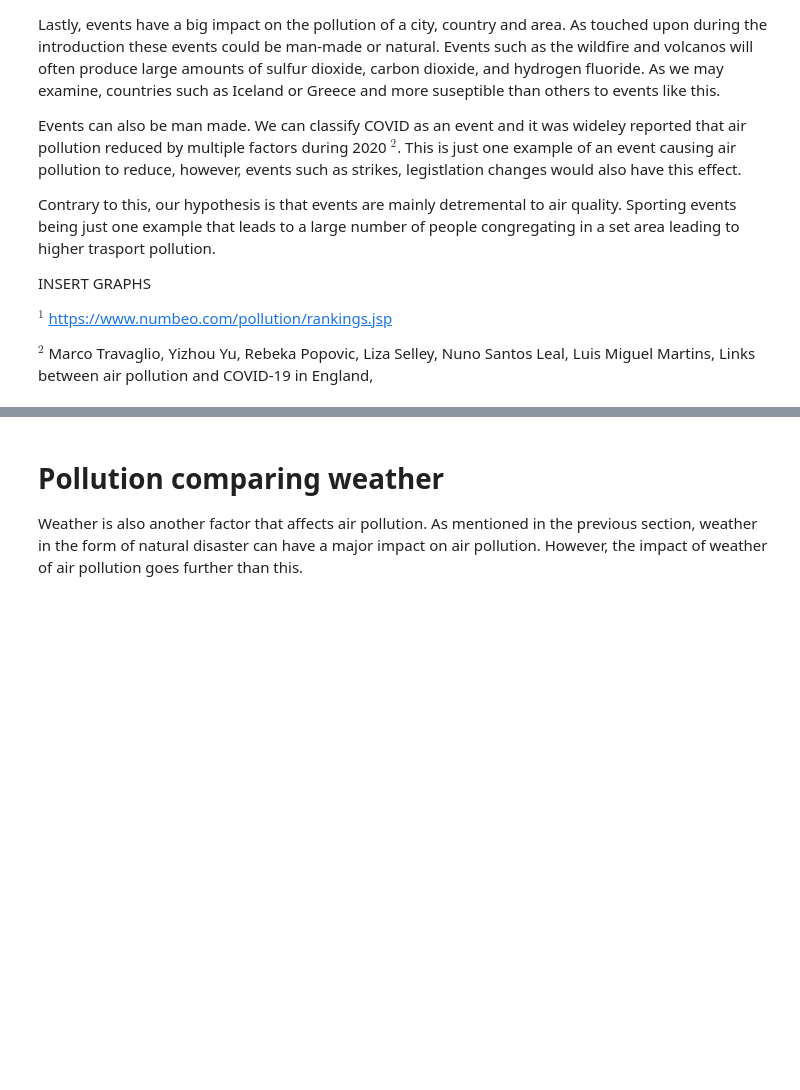
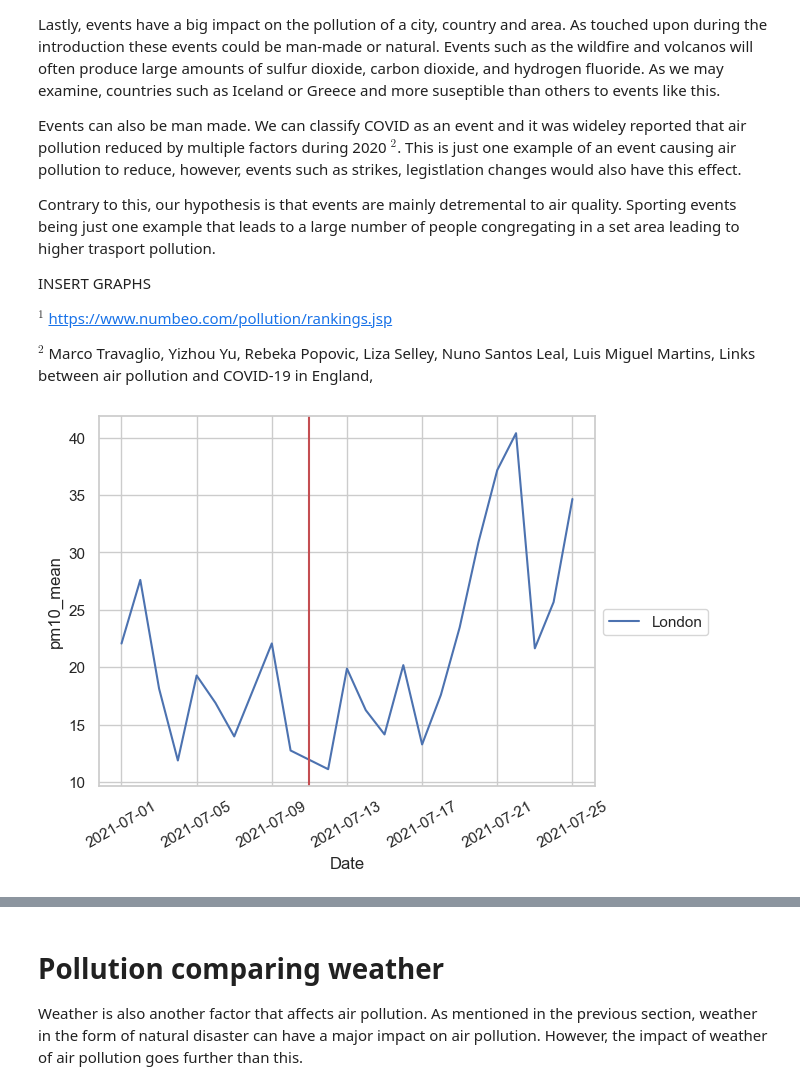
Before and after one commit to ayushoza1/air_quality_predictive_model, a Jupyter notebook: project-2.ipynb, the cells around one changed output, grey strips where cells are left out. Drawn from its saved outputs; the diff is of its cells as text; code cells hidden in the pictures; blank space fills up the shorter version.

Commit message:
event plots

```diff
--- a/project-2.ipynb
+++ b/project-2.ipynb
@@ -775,3 +772,29 @@ $^{1}$ https://www.numbeo.com/pollution/rankings.jsp
 
 $^{2}$ Marco Travaglio, Yizhou Yu, Rebeka Popovic, Liza Selley, Nuno Santos Leal, Luis Miguel Martins,
 Links between air pollution and COVID-19 in England,
+# %%
+# Event - Euros final 2021
+# Plotting whole month of July
+# No obvious impact
+
+# Set initialise event date and days to plot
+event_date = pd.to_datetime('2021-07-11')
+date_from = pd.to_datetime('2021-06-30')
+date_to = pd.to_datetime('2021-08-01')
+
+# Filter dataframe to the days we want to plot
+df_london_event = df_london[df_london['Date'] > date_from]
+df_london_event = df_london_event[df_london_event['Date'] < date_to]
+
+
+# Plot the pollution for these days
+ax = sns.lineplot(x="Date", y="pm10_mean",hue="City", data=df_london_event)
+plt.axvline(event_date, 0, 50, color = 'r')
+# Rotate labels
+plt.xticks(rotation=30)
+
+ax.legend(bbox_to_anchor=(1, 0.5))
+
+plt.show()
+# %% [output]
+[figure, added]
```
Also changed, not shown: parts of 33 cells of this notebook, 3 other files.
